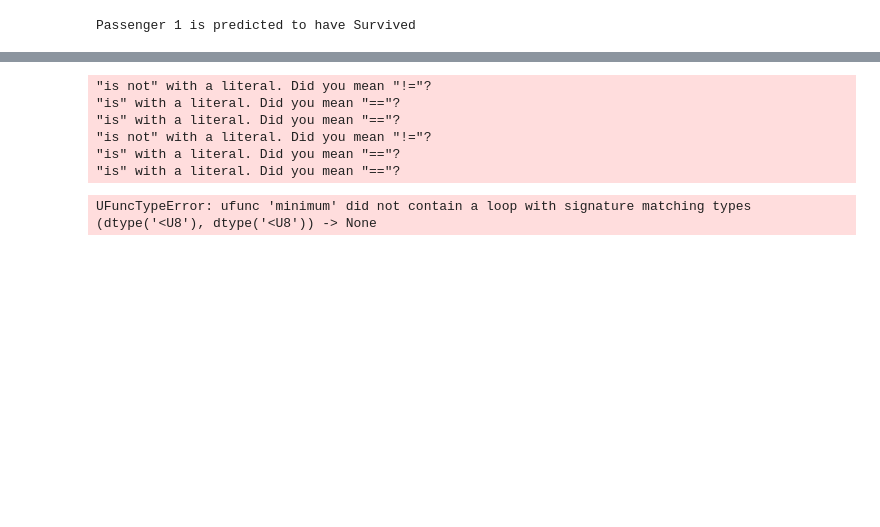
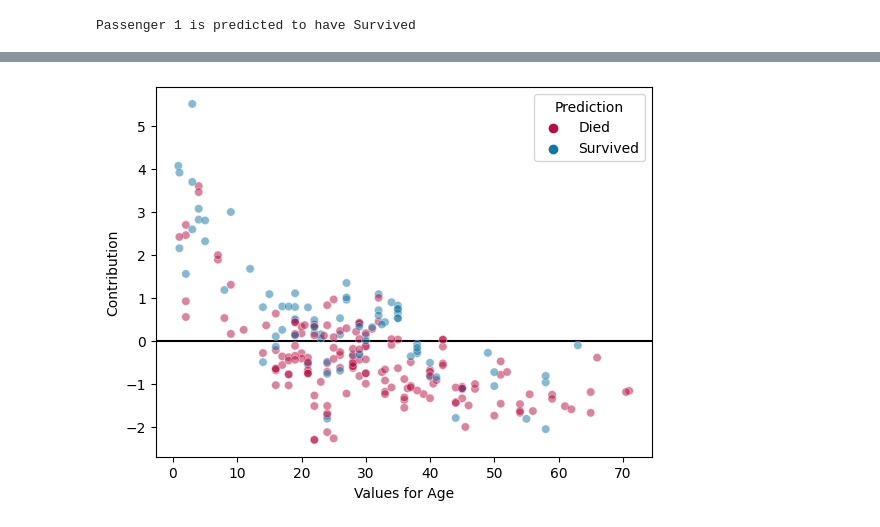
Before and after one commit to sibyl-dev/pyreal, a Jupyter notebook: tutorials/demos/using_pyreal.ipynb, the cells around one changed output, grey strips where cells are left out. Drawn from its saved outputs; the diff is of its cells as text; code cells hidden in the pictures; blank space fills up the shorter version.

```diff
--- a/tutorials/demos/using_pyreal.ipynb
+++ b/tutorials/demos/using_pyreal.ipynb
@@ -17,7 +17,7 @@ explanation = real_app.produce_feature_contributions(sample_data)
 # %%
 from pyreal.visualize import plot_top_contributors
 
-predictions = np.array(["Died" if pred==0 else "Survived" for pred in predictions])
+prediction_strings = np.array(["Died" if predictions[passenger]==0 else "Survived" for passenger in predictions])
 
-plot_top_contributors(explanation[1], prediction=predictions[passenger_id])
+plot_top_contributors(explanation[1], prediction=prediction_strings[passenger_id])
 # %% [output]
@@ -36,12 +33,6 @@ The palette list has more values (4) than needed (3), which may not be intended.
 # %%
 from pyreal.visualize import feature_scatter_plot
 
-feature_scatter_plot(explanation, "Age", predictions)
+feature_scatter_plot(explanation, "Age", prediction_strings)
 # %% [output]
-"is not" with a literal. Did you mean "!="?
-"is" with a literal. Did you mean "=="?
-"is" with a literal. Did you mean "=="?
-"is not" with a literal. Did you mean "!="?
-"is" with a literal. Did you mean "=="?
-"is" with a literal. Did you mean "=="?
-UFuncTypeError: ufunc 'minimum' did not contain a loop with signature matching types (dtype('<U8'), dtype('<U8')) -> None
+[figure, added]
```
Also changed, not shown: parts of 2 cells of this notebook, 2 other files.
